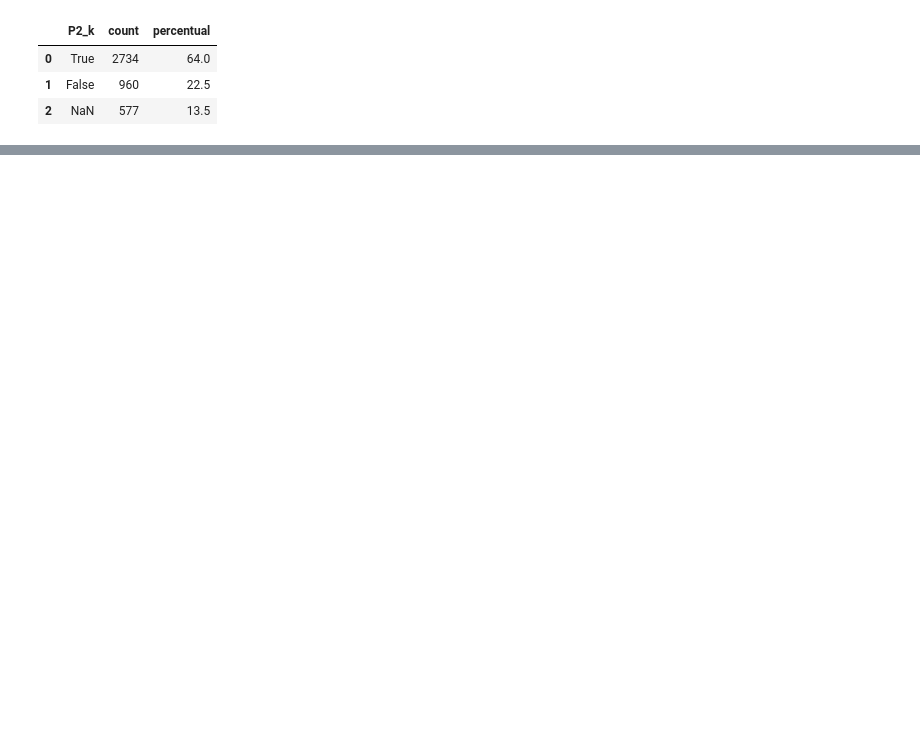
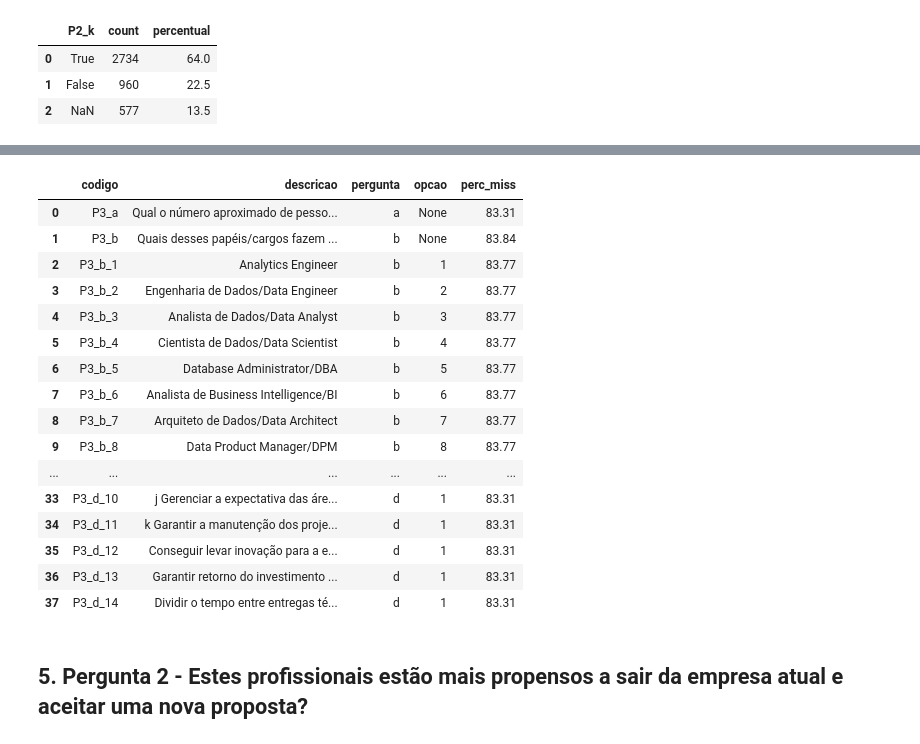
Before and after one commit to leticiafaria7/challenge-state-of-data, a Jupyter notebook: challenge-state-of-data.ipynb, the cells around one changed output, grey strips where cells are left out. Saved outputs shown, nothing was run; the diff lists cells and outputs as text; code cells hidden in the pictures; blank space fills up the shorter version.

```diff
--- a/challenge-state-of-data.ipynb
+++ b/challenge-state-of-data.ipynb
@@ -791,0 +853,23 @@ satisfacao_trabalho
+# %%
+pd.set_option('display.max_colwidth', None)
+perc_missings(n_df = 3)
+# %% [output]
+|  | codigo | descricao | pergunta | opcao | perc_miss |
+| 0 | P3_a | Qual o número aproximado de pesso... | a | None | 83.31 |
+| 1 | P3_b | Quais desses papéis/cargos fazem ... | b | None | 83.84 |
+| 2 | P3_b_1 | Analytics Engineer | b | 1 | 83.77 |
+| 3 | P3_b_2 | Engenharia de Dados/Data Engineer | b | 2 | 83.77 |
+| 4 | P3_b_3 | Analista de Dados/Data Analyst | b | 3 | 83.77 |
+| 5 | P3_b_4 | Cientista de Dados/Data Scientist | b | 4 | 83.77 |
+| 6 | P3_b_5 | Database Administrator/DBA | b | 5 | 83.77 |
+| 7 | P3_b_6 | Analista de Business Intelligence/BI | b | 6 | 83.77 |
+| 8 | P3_b_7 | Arquiteto de Dados/Data Architect | b | 7 | 83.77 |
+| 9 | P3_b_8 | Data Product Manager/DPM | b | 8 | 83.77 |
+| ... | ... | ... | ... | ... | ... |
+| 33 | P3_d_10 | j Gerenciar a expectativa das áre... | d | 1 | 83.31 |
+| 34 | P3_d_11 | k Garantir a manutenção dos proje... | d | 1 | 83.31 |
+| 35 | P3_d_12 | Conseguir levar inovação para a e... | d | 1 | 83.31 |
+| 36 | P3_d_13 | Garantir retorno do investimento ... | d | 1 | 83.31 |
+| 37 | P3_d_14 | Dividir o tempo entre entregas té... | d | 1 | 83.31 |
+# %% [markdown]
+## 5. Pergunta 2 - Estes profissionais estão mais propensos a sair da empresa atual e aceitar uma nova proposta?
```
Also changed, not shown: parts of 13 cells of this notebook.
